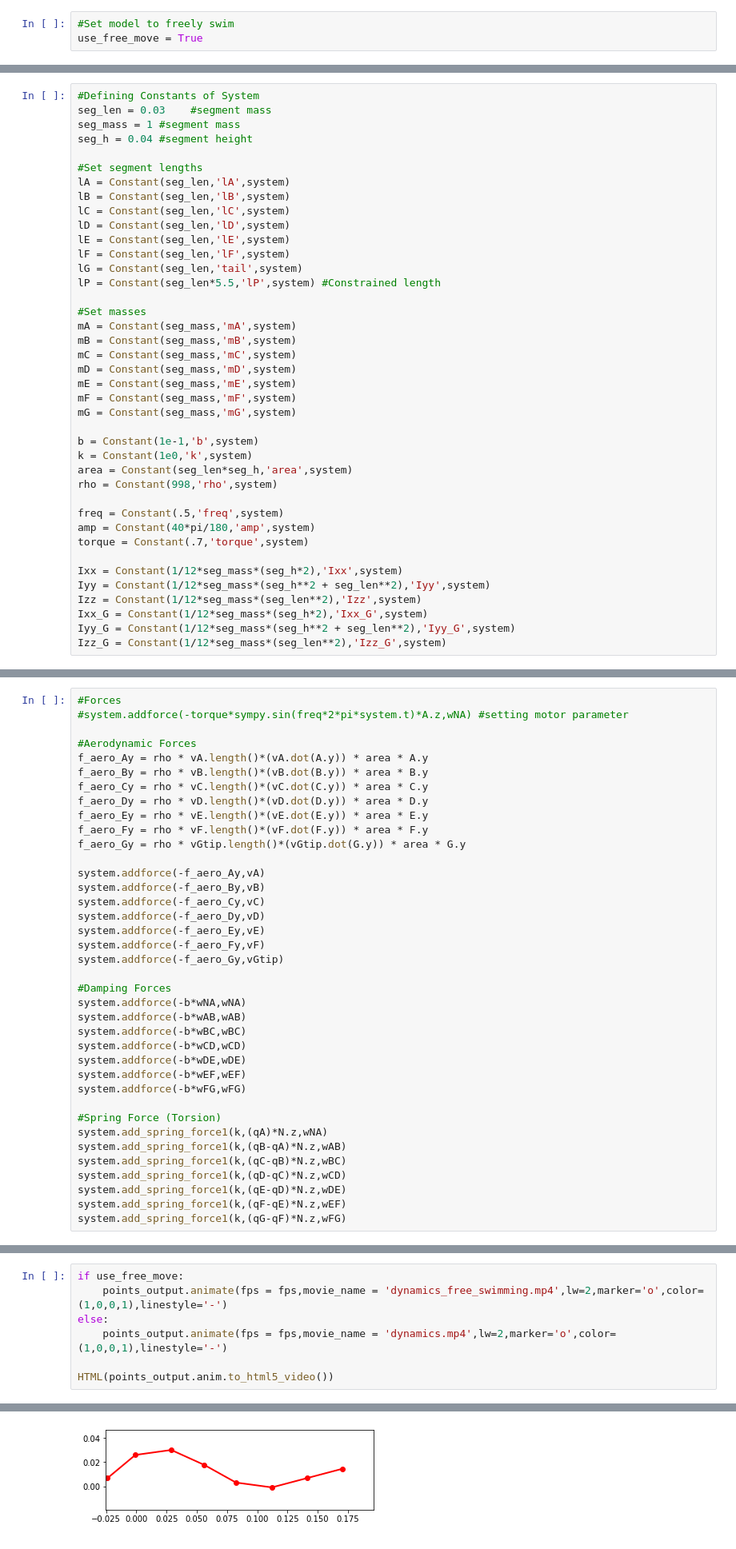
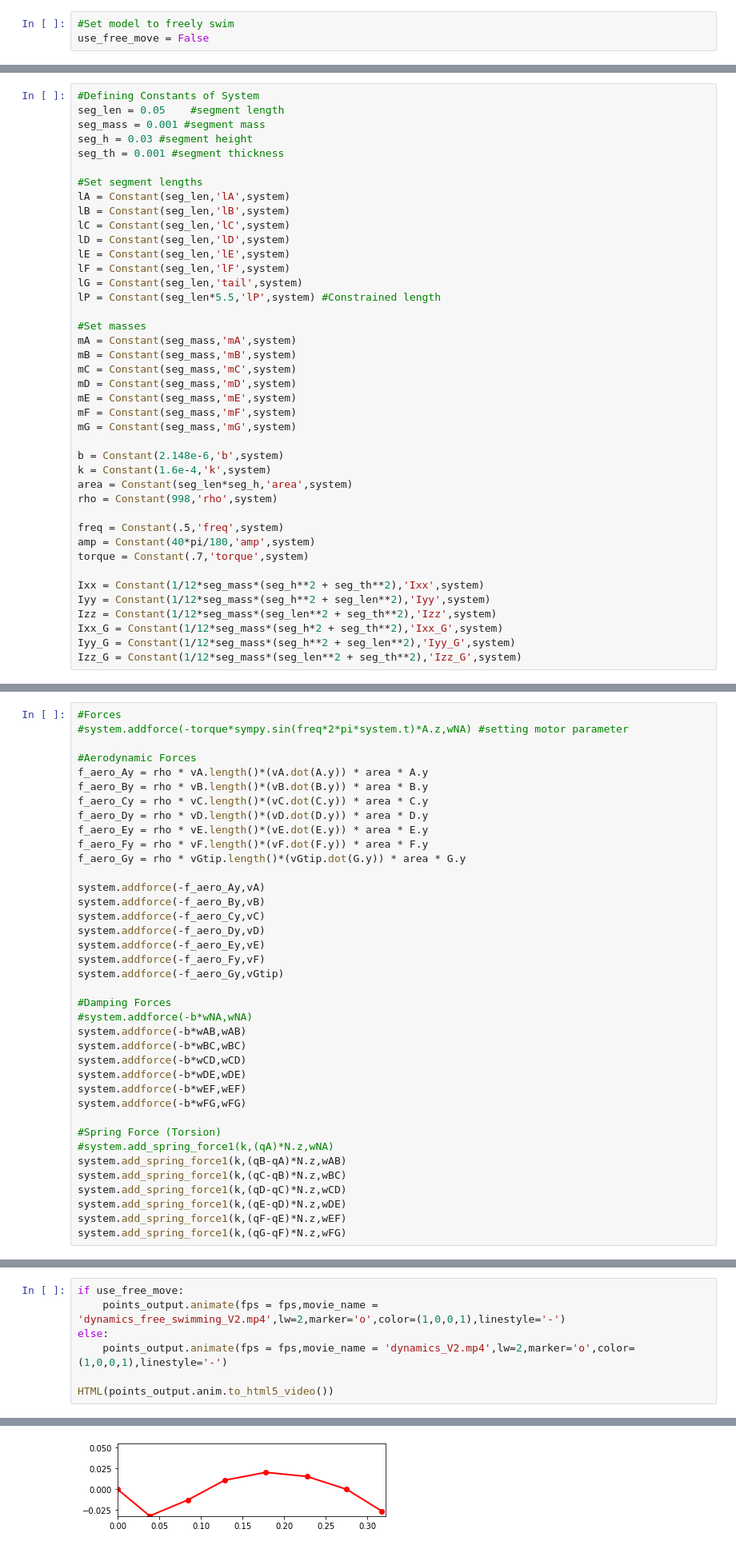
Before and after one commit to AniIOT/Foldable_Robotics_Project, a Jupyter notebook: 04_Software/03_Anson/Length_Constrained_Dynamics_2.ipynb, the cells around one changed output, grey strips where cells are left out. Shown at 80% size. Cells and saved outputs as stored; diff of their text form.

Commit message:
added dynamics 2

```diff
--- a/04_Software/03_Anson/Length_Constrained_Dynamics_2.ipynb
+++ b/04_Software/03_Anson/Length_Constrained_Dynamics_2.ipynb
@@ -2,7 +2,7 @@
 %matplotlib inline
 # %%
 #Set model to freely swim
-use_free_move = True
+use_free_move = False
 # %% [markdown]
 # Importing Libraries
 
@@ -39,9 +39,10 @@ pynamics.set_system(__name__,system)
 In this block of code we are defining all the constants of our system that we will use for our simulation
 # %%
 #Defining Constants of System
-seg_len = 0.03    #segment mass
-seg_mass = 1 #segment mass
-seg_h = 0.04 #segment height
+seg_len = 0.05    #segment length
+seg_mass = 0.001 #segment mass
+seg_h = 0.03 #segment height
+seg_th = 0.001 #segment thickness
 
 #Set segment lengths
 lA = Constant(seg_len,'lA',system)
@@ -62,8 +63,8 @@ mE = Constant(seg_mass,'mE',system)
 mF = Constant(seg_mass,'mF',system)
 mG = Constant(seg_mass,'mG',system)
 
-b = Constant(1e-1,'b',system)
-k = Constant(1e0,'k',system)
+b = Constant(2.148e-6,'b',system)
+k = Constant(1.6e-4,'k',system)
 area = Constant(seg_len*seg_h,'area',system)
 rho = Constant(998,'rho',system)
 
@@ -71,12 +72,12 @@ freq = Constant(.5,'freq',system)
 amp = Constant(40*pi/180,'amp',system)
 torque = Constant(.7,'torque',system)
 
-Ixx = Constant(1/12*seg_mass*(seg_h*2),'Ixx',system)
+Ixx = Constant(1/12*seg_mass*(seg_h**2 + seg_th**2),'Ixx',system)
 Iyy = Constant(1/12*seg_mass*(seg_h**2 + seg_len**2),'Iyy',system)
-Izz = Constant(1/12*seg_mass*(seg_len**2),'Izz',system)
-Ixx_G = Constant(1/12*seg_mass*(seg_h*2),'Ixx_G',system)
+Izz = Constant(1/12*seg_mass*(seg_len**2 + seg_th**2),'Izz',system)
+Ixx_G = Constant(1/12*seg_mass*(seg_h*2 + seg_th**2),'Ixx_G',system)
 Iyy_G = Constant(1/12*seg_mass*(seg_h**2 + seg_len**2),'Iyy_G',system)
-Izz_G = Constant(1/12*seg_mass*(seg_len**2),'Izz_G',system)
+Izz_G = Constant(1/12*seg_mass*(seg_len**2 + seg_th**2),'Izz_G',system)
 # %%
 #Set integration tolerance
 tol = 1e-12
@@ -236,7 +237,7 @@ system.addforce(-f_aero_Fy,vF)
 system.addforce(-f_aero_Gy,vGtip)
 
 #Damping Forces
-system.addforce(-b*wNA,wNA)
+#system.addforce(-b*wNA,wNA)
 system.addforce(-b*wAB,wAB)
 system.addforce(-b*wBC,wBC)
 system.addforce(-b*wCD,wCD)
@@ -245,7 +246,7 @@ system.addforce(-b*wEF,wEF)
 system.addforce(-b*wFG,wFG)
 
 #Spring Force (Torsion)
-system.add_spring_force1(k,(qA)*N.z,wNA)
+#system.add_spring_force1(k,(qA)*N.z,wNA)
 system.add_spring_force1(k,(qB-qA)*N.z,wAB)
 system.add_spring_force1(k,(qC-qB)*N.z,wBC)
 system.add_spring_force1(k,(qD-qC)*N.z,wCD)
@@ -425,10 +426,10 @@ Text(0, 0.5, 'Position Y (m)')
 # %%
 if use_free_move:
-    points_output.animate(fps = fps,movie_name = 'dynamics_free_swimming.mp4',lw=2,marker='o',color=(1,0,0,1),linestyle='-')
+    points_output.animate(fps = fps,movie_name = 'dynamics_free_swimming_V2.mp4',lw=2,marker='o',color=(1,0,0,1),linestyle='-')
 else:
-    points_output.animate(fps = fps,movie_name = 'dynamics.mp4',lw=2,marker='o',color=(1,0,0,1),linestyle='-')
+    points_output.animate(fps = fps,movie_name = 'dynamics_V2.mp4',lw=2,marker='o',color=(1,0,0,1),linestyle='-')
 
 HTML(points_output.anim.to_html5_video())
 # %% [output]
 [interactive output not drawn]
-[figure, old version]
+[figure, new version]
```
Also changed, not shown: parts of 7 cells of this notebook, 8 other files.
